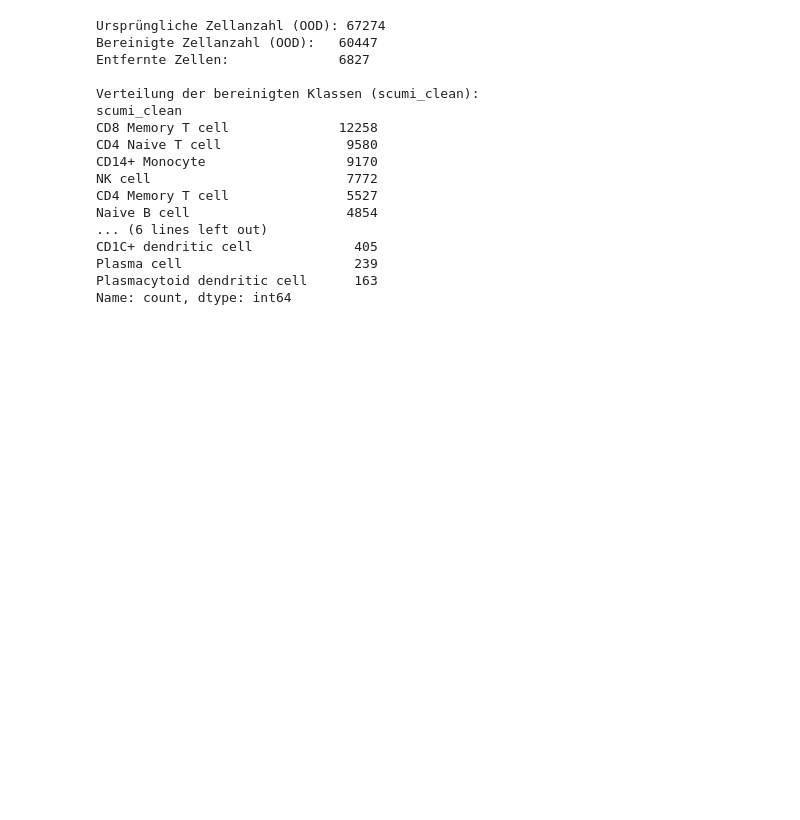
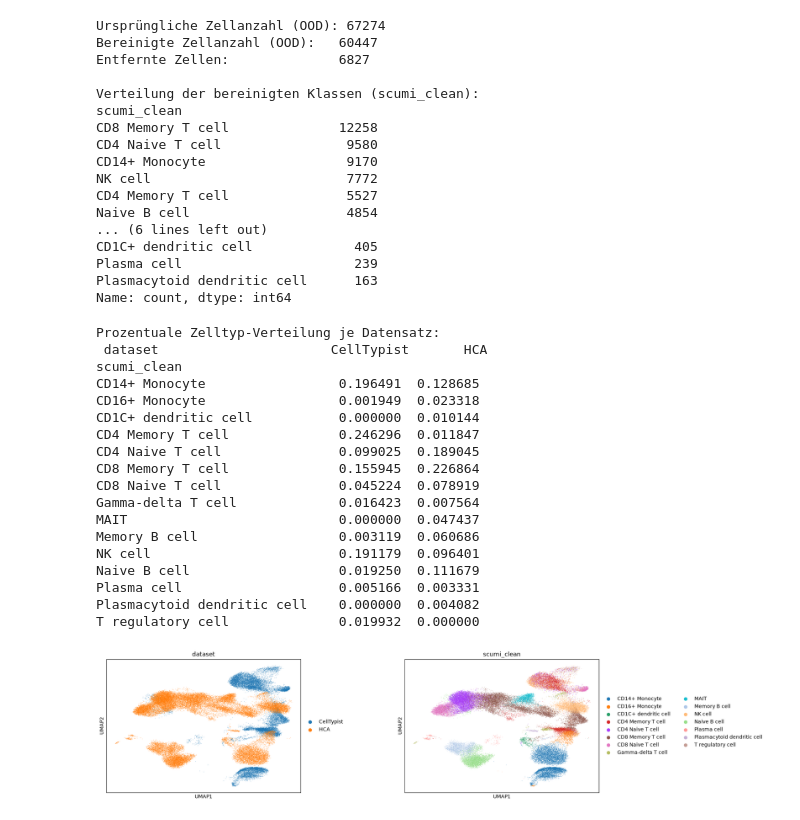
Before and after one commit to Boolean-true/CLACELL, a Jupyter notebook: evaluation/dataset_analysis.ipynb, the cells around one changed output. Saved outputs shown, nothing was run; the diff lists cells and outputs as text; code cells hidden in the pictures; blank space fills up the shorter version.

```diff
--- a/evaluation/dataset_analysis.ipynb
+++ b/evaluation/dataset_analysis.ipynb
@@ -1754,3 +1754,41 @@ ad.settings.allow_write_nullable_strings = True
 
 # Save merged dataset
 adata_merged_clean.write(filename='../data/CellTypist_HumanCellAtlas_Merged_cleaned.h5ad')
+# %%
+import scanpy as sc
+import pandas as pd
+import numpy as np
+import anndata as ad
+
+adata_merged_clean = ad.io.read_h5ad('../data/CellTypist_HumanCellAtlas_Merged_cleaned.h5ad')
+
+# Verteilung der aktuellen Labels über die beiden Datensätze anzeigen
+label_dataset_ct = pd.crosstab(
+    adata_merged_clean.obs['scumi_clean'],
+    adata_merged_clean.obs['dataset'],
+    normalize='columns'
+)
+print("Prozentuale Zelltyp-Verteilung je Datensatz:\n", label_dataset_ct)
+
+# UMAP nach Datensatz einfärben, um Überlappung/Batch-Integration visuell zu prüfen
+sc.pl.umap(adata_merged_clean, color=['dataset', 'scumi_clean'], wspace=0.4)
+# %% [output]
+Prozentuale Zelltyp-Verteilung je Datensatz:
+ dataset                      CellTypist       HCA
+scumi_clean
+CD14+ Monocyte                 0.196491  0.128685
+CD16+ Monocyte                 0.001949  0.023318
+CD1C+ dendritic cell           0.000000  0.010144
+CD4 Memory T cell              0.246296  0.011847
+CD4 Naive T cell               0.099025  0.189045
+CD8 Memory T cell              0.155945  0.226864
+CD8 Naive T cell               0.045224  0.078919
+Gamma-delta T cell             0.016423  0.007564
+MAIT                           0.000000  0.047437
+Memory B cell                  0.003119  0.060686
+NK cell                        0.191179  0.096401
+Naive B cell                   0.019250  0.111679
+Plasma cell                    0.005166  0.003331
+Plasmacytoid dendritic cell    0.000000  0.004082
+T regulatory cell              0.019932  0.000000
+[figure, added]
```
Also changed, not shown: parts of 6 cells of this notebook, 3 other files.
